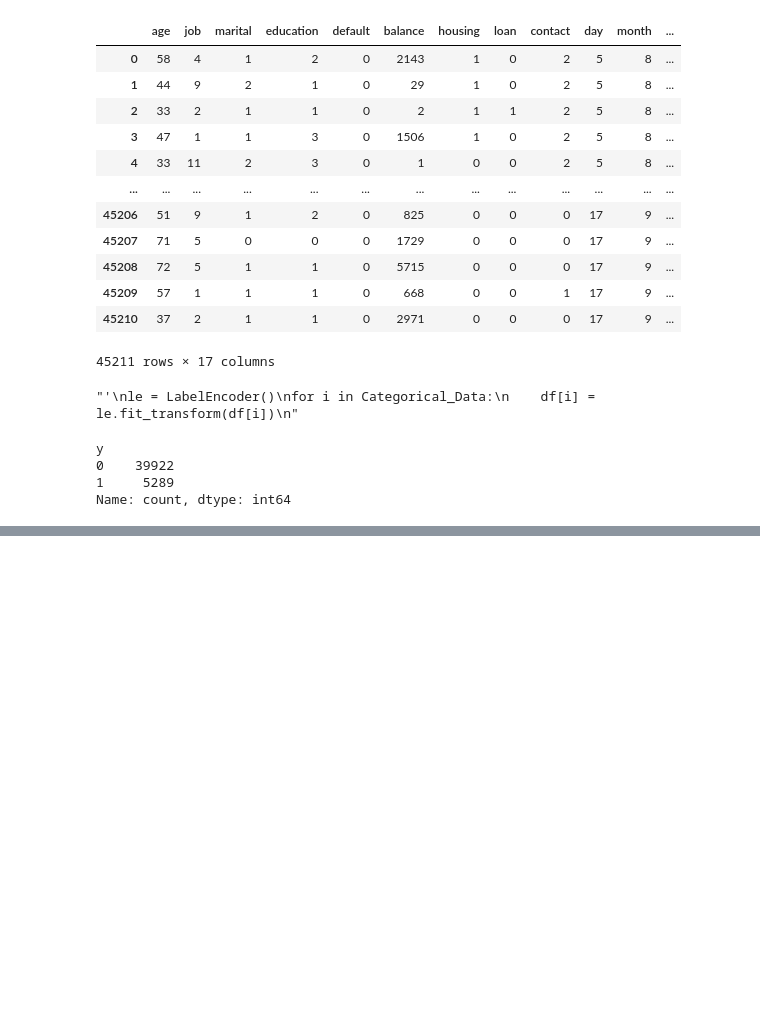
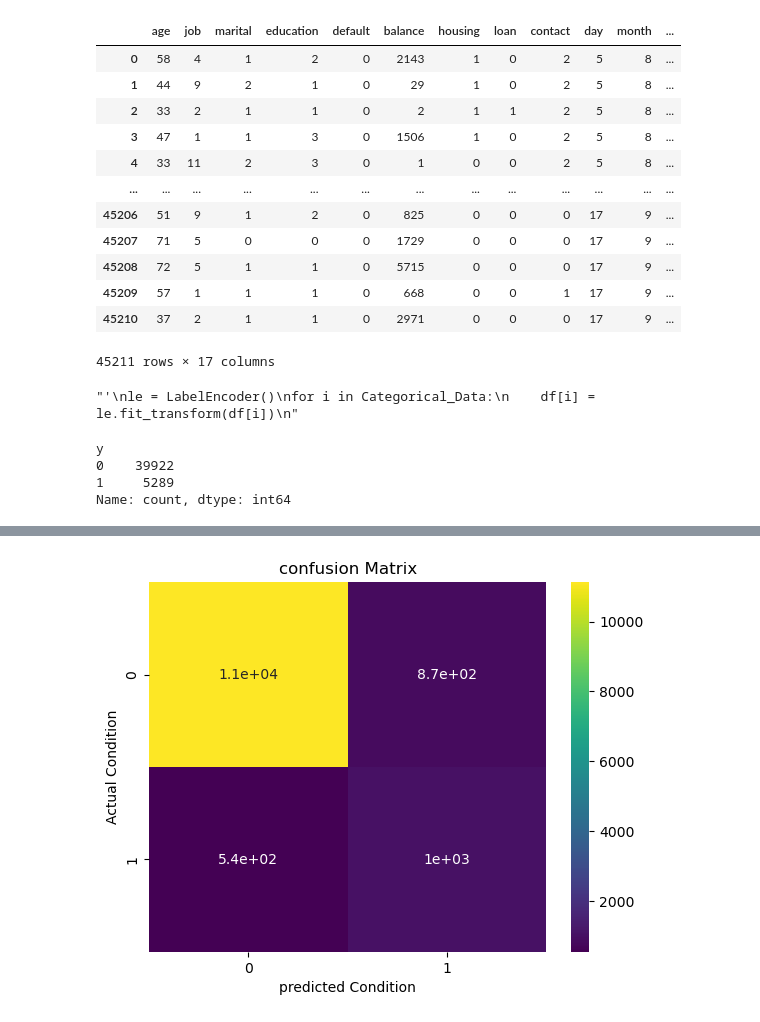
Before and after one commit to adnansayyedd/BankMarketing_MLModel, a Jupyter notebook: Model.ipynb, the cells around one changed output, grey strips where cells are left out. Saved outputs shown, nothing was run; the diff lists cells and outputs as text; code cells hidden in the pictures; blank space fills up the shorter version.

```diff
--- a/Model.ipynb
+++ b/Model.ipynb
@@ -327,0 +430,10 @@ x_train,X_test,y_train,y_test = train_test_split(X,y,train_size=0.70,random_stat
+# %%
+# Confusion Matrix For Random Forest Classifiacation Model
+
+sns.heatmap(confusion_matrix(y_test,y_predict_RF),cmap='viridis',annot=True)
+plt.title('confusion Matrix')
+plt.xlabel('predicted Condition')
+plt.ylabel('Actual Condition')
+plt.show()
+# %% [output]
+[figure, added]
```
Also changed, not shown: parts of 9 cells of this notebook.
